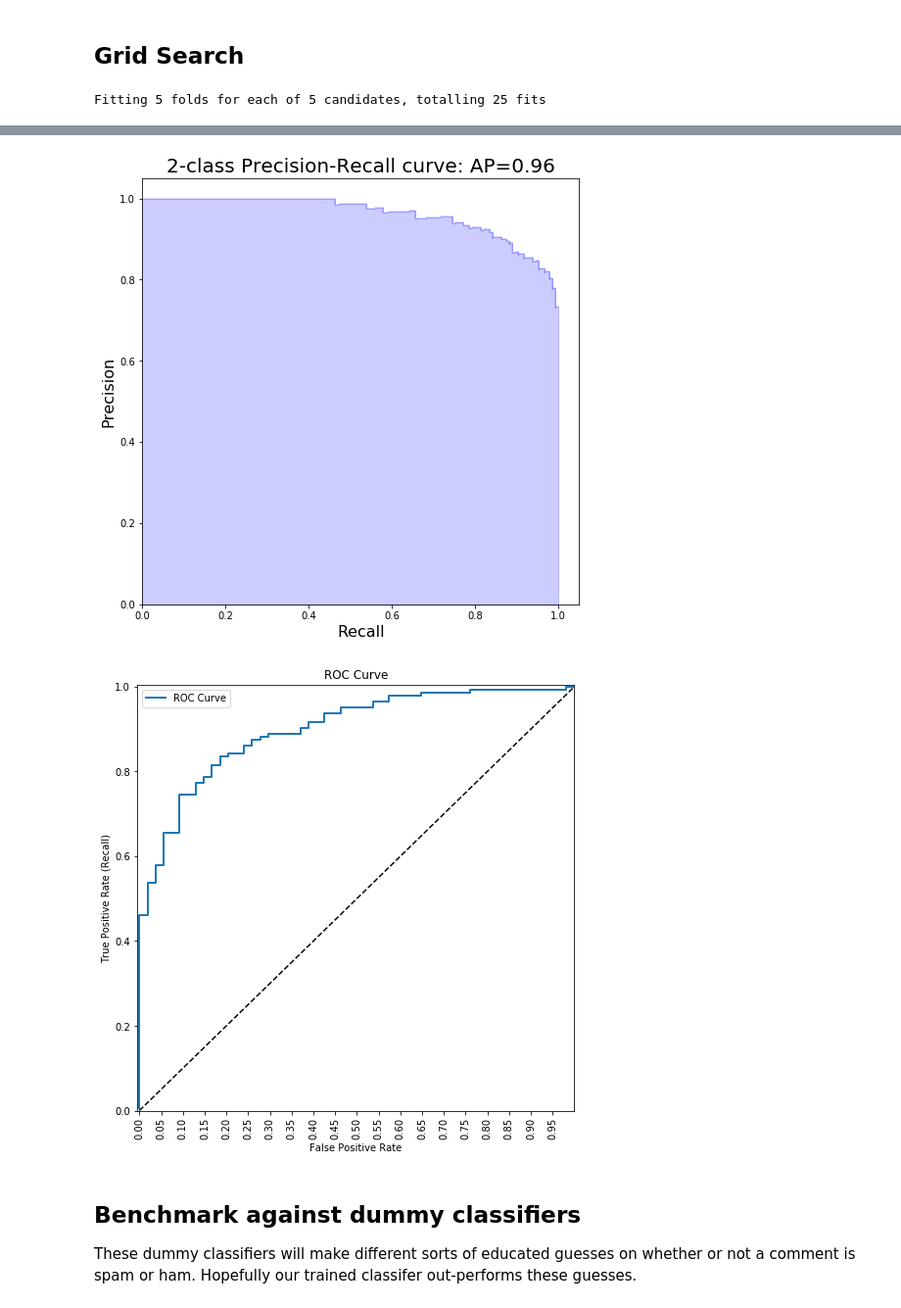
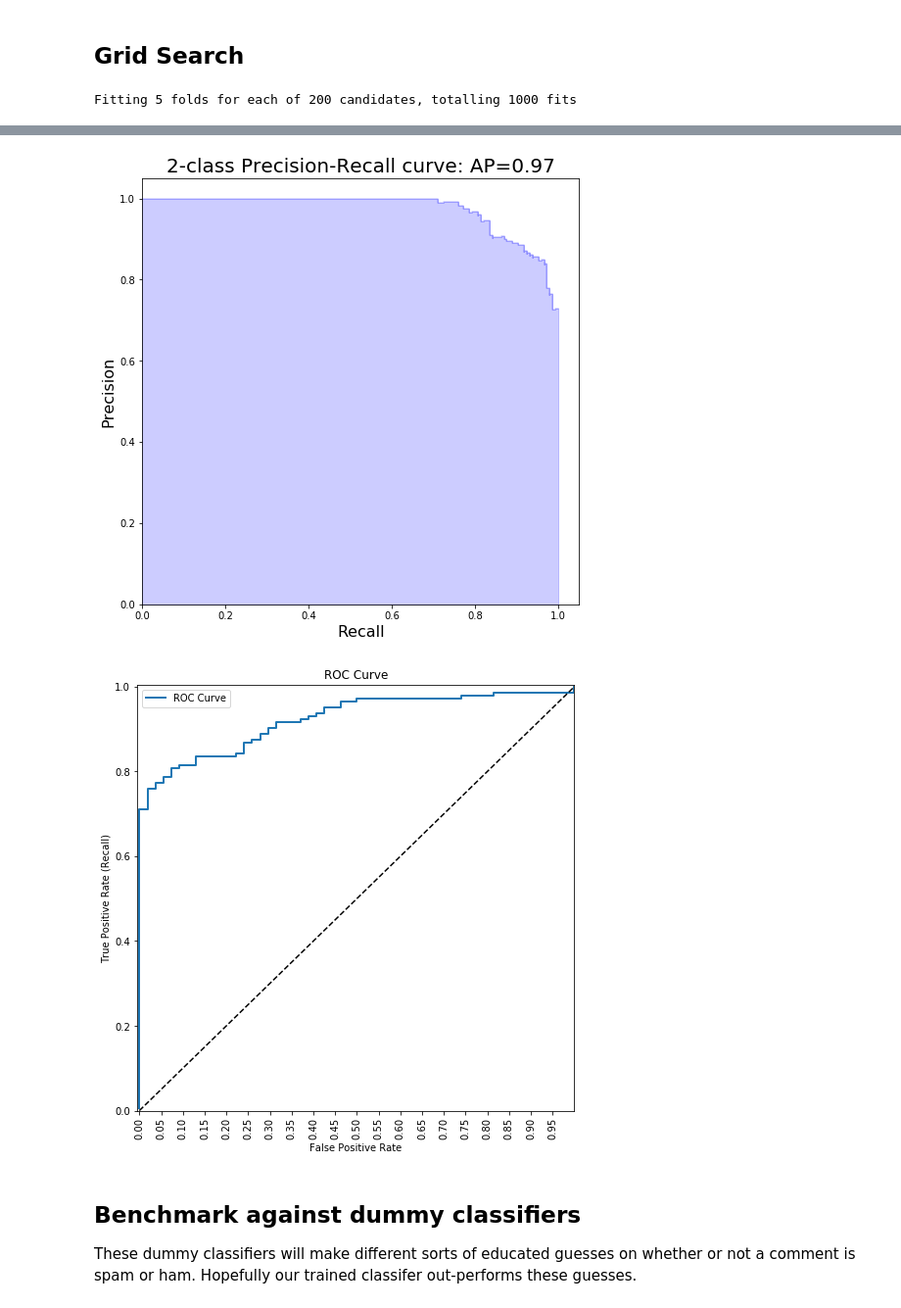
Before and after one commit to GSA/srt-fbo-scraper, a Jupyter notebook: eda/classifier_scott.ipynb, the cells around one changed output, grey strips where cells are left out. Shown at 98% size. Cells and saved outputs as stored; diff of their text form; code cells hidden in the pictures.

```diff
--- a/eda/classifier_scott.ipynb
+++ b/eda/classifier_scott.ipynb
@@ -361,8 +361,8 @@ def randomized_grid_search(df, clf=SGDClassifier(), n_iter_search = 500, score='
 # %%
 results = randomized_grid_search(labeled_df,
                                  clf = SGDClassifier(),
-                                 n_iter_search = 5,
+                                 n_iter_search = 200,
                                  score = 'accuracy',
                                  pickle_best = True)
 # %% [output]
-Fitting 5 folds for each of 5 candidates, totalling 25 fits
+Fitting 5 folds for each of 200 candidates, totalling 1000 fits
@@ -388,5 +392,5 @@ AUC of ROC:  0.8991
-[figure, old version]
+[figure, new version]
-[figure, old version]
+[figure, new version]
 # %% [markdown]
 ## Benchmark against dummy classifiers
 These dummy classifiers will make different sorts of educated guesses on whether or not a comment is spam or ham. Hopefully our trained classifer out-performs these guesses.
```
Also changed, not shown: parts of 1 cell of this notebook, 1 other file.
